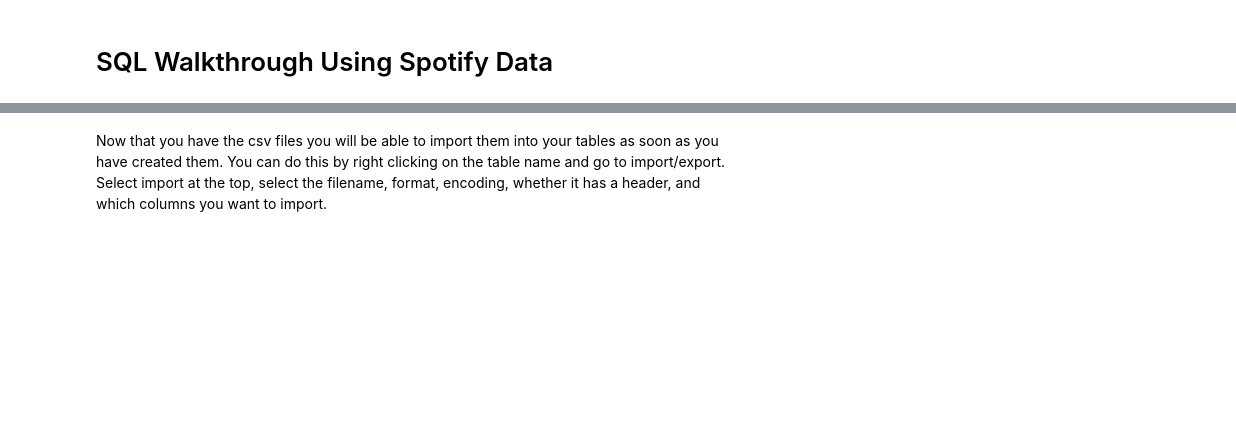
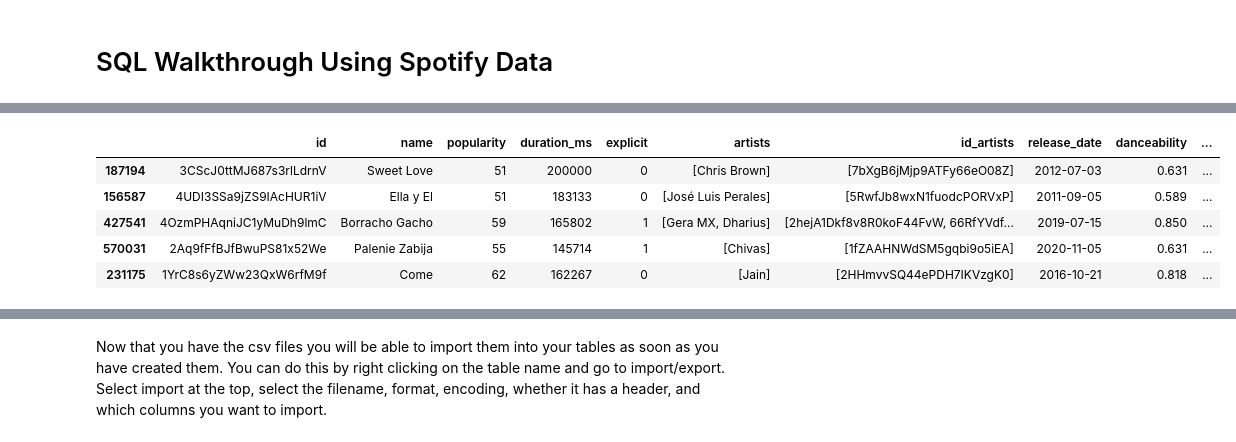
Before and after one commit to KevinKronk/sql-walkthrough-spotify, a Jupyter notebook: sql-walkthrough-spotify.ipynb, the cells around one changed output, grey strips where cells are left out. Drawn from its saved outputs; the diff is of its cells as text; code cells hidden in the pictures; blank space fills up the shorter version.

```diff
--- a/sql-walkthrough-spotify.ipynb
+++ b/sql-walkthrough-spotify.ipynb
@@ -18,11 +16,9 @@ import os
 # %%
 directory = os.getcwd()
 
-artists_f = os.path.join(directory, 'spotify_csv', 'artists.csv')
-data_by_artist_o_f = os.path.join(directory, 'spotify_csv', 'data_by_artist_o.csv')
-tracks_f = os.path.join(directory, 'spotify_csv', 'tracks.csv')
+artists_f = os.path.join(directory, 'Data', 'artists.csv')
+tracks_f = os.path.join(directory, 'Data', 'tracks.csv')
 
 # eval tells pandas to read the column as it's corresponding dtype in python instead of a string
 artists = pd.read_csv(artists_f, converters={'genres': eval})
-data_by_artists = pd.read_csv(data_by_artist_o_f, converters={'genres': eval, 'release_date':eval})
-tracks = pd.read_csv(tracks_f, converters={'artists': eval})
+tracks = pd.read_csv(tracks_f, converters={'artists': eval, 'id_artists': eval})
@@ -44,0 +71,3 @@ print(artists.shape, data_by_artists.shape, artists_full.shape)
+# %%
+# Only select tracks with a popularity of 50 or more, and that has been released since 2011
+top_tracks = tracks[(tracks['popularity'] >= 50) & (tracks['release_date'] >= '2011-01-01')]
@@ -45,2 +87,11 @@ print(artists.shape, data_by_artists.shape, artists_full.shape)
+# %%
+top_tracks.sample(5)
+# %% [output]
+|  | id | name | popularity | duration_ms | explicit | artists | id_artists | release_date | danceability | ... |
+| 187194 | 3CScJ0ttMJ687s3rlLdrnV | Sweet Love | 51 | 200000 | 0 | [Chris Brown] | [7bXgB6jMjp9ATFy66eO08Z] | 2012-07-03 | 0.631 | ... |
+| 156587 | 4UDI3SSa9jZS9IAcHUR1iV | Ella y El | 51 | 183133 | 0 | [José Luis Perales] | [5RwfJb8wxN1fuodcPORVxP] | 2011-09-05 | 0.589 | ... |
+| 427541 | 4OzmPHAqniJC1yMuDh9lmC | Borracho Gacho | 59 | 165802 | 1 | [Gera MX, Dharius] | [2hejA1Dkf8v8R0koF44FvW, 66RfYVdf... | 2019-07-15 | 0.850 | ... |
+| 570031 | 2Aq9fFfBJfBwuPS81x52We | Palenie Zabija | 55 | 145714 | 1 | [Chivas] | [1fZAAHNWdSM5gqbi9o5iEA] | 2020-11-05 | 0.631 | ... |
+| 231175 | 1YrC8s6yZWw23QxW6rfM9f | Come | 62 | 162267 | 0 | [Jain] | [2HHmvvSQ44ePDH7IKVzgK0] | 2016-10-21 | 0.818 | ... |
 # %%
 # Create the artist_genre many-to-many table
```
Also changed, not shown: parts of 35 cells of this notebook.
